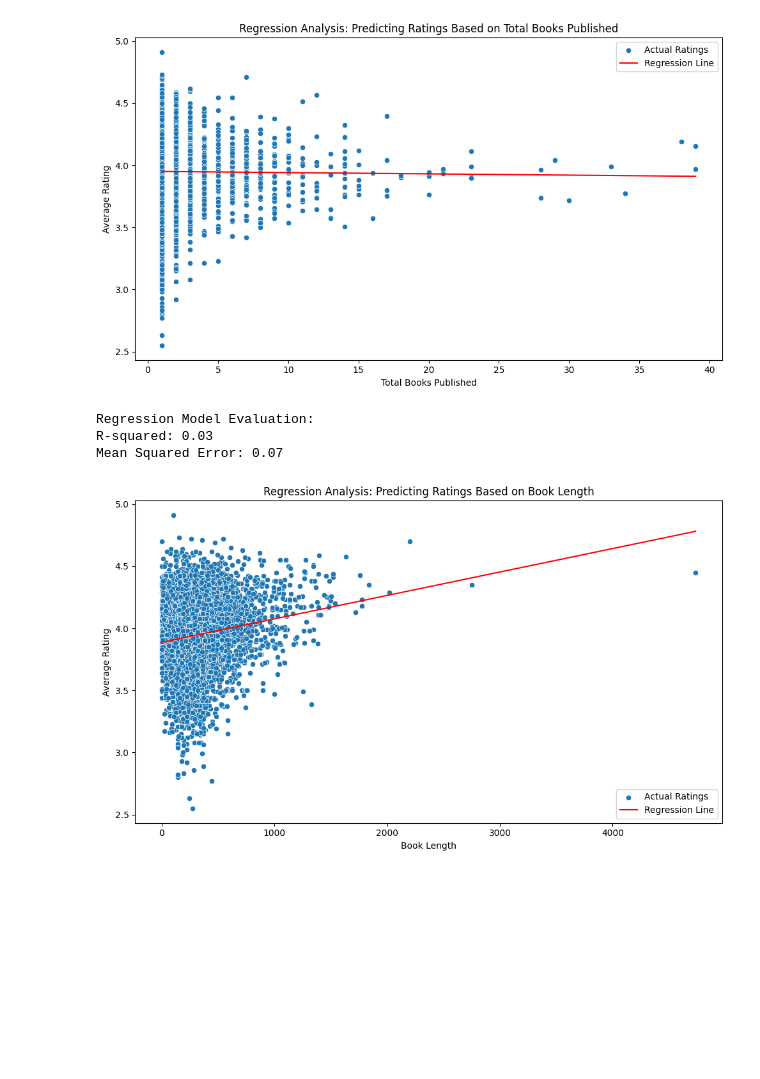
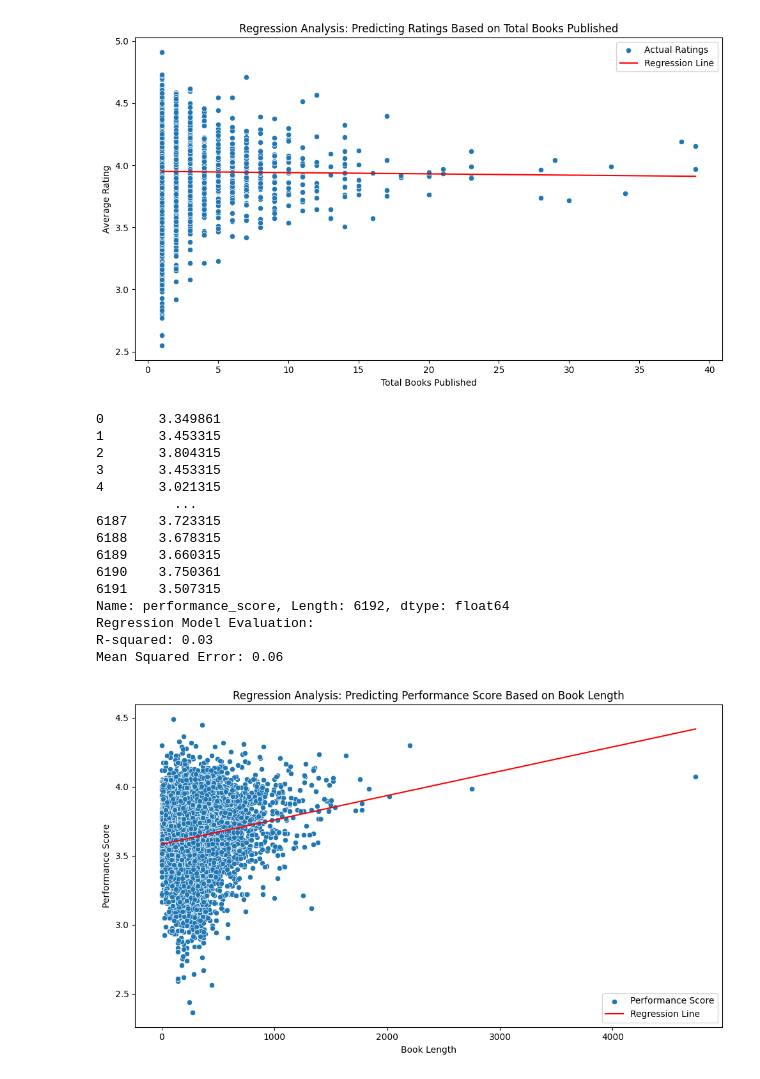
Before and after one commit to clhughes01/ECE143_Project, a Jupyter notebook: src/author-success-analysis.ipynb, the cells around one changed output. Drawn from its saved outputs; the diff is of its cells as text; code cells hidden in the pictures; blank space fills up the shorter version.

```diff
--- a/src/author-success-analysis.ipynb
+++ b/src/author-success-analysis.ipynb
@@ -170,14 +170,17 @@ print(high_performers)
 # Performance Score = avg_rating x w_1 + log_10(1 + total_books) x w_2
 # where w_1 and w_2 are weights of the average rating and total books
 # normalize variables to ensure they are comparable
-w1 = 0.7  # Weight for average rating
-w2 = 0.3  # Weight for total books
+w1 = 0.9  # Weight for average rating
+w2 = 0.1  # Weight for total books
 
 # Add a small constant to avoid log(0)
 author_stats['performance_score'] = (
-    (high_performers['avg_rating'] * w1) +
-    (np.log1p(high_performers['total_books']) * w2)  # log1p(x) = log(1 + x)
+    (author_stats['avg_rating'] * w1) +
+    (np.log1p(author_stats['total_books']) * w2)  # log1p(x) = log(1 + x)
 )
+
+#print(author_stats['performance_score'])
+
 
 # Get the top 10 highest performers based on the calculated score
 top_performers = author_stats.nlargest(10, 'performance_score')
@@ -470,36 +475,49 @@ Mean Squared Error: 0.07
 # Regression Analysis based on average book length
 # Prepare data for regression
 X = author_stats[['average_book_length']]  # Predictor variable: average_book_length
-y = author_stats['avg_rating']    # Target variable: avg_rating
+y = author_stats['performance_score']    # Target variable: performance_score
+print(y)
 
 # Fit linear regression model
 model = LinearRegression()
 model.fit(X, y)
 
 # Predict ratings based on the model
 y_pred = model.predict(X)
 
 # Evaluate the model
 r2 = r2_score(y, y_pred)
 mse = mean_squared_error(y, y_pred)
 
 # Print model evaluation
 print(f"Regression Model Evaluation:")
 print(f"R-squared: {r2:.2f}")
 print(f"Mean Squared Error: {mse:.2f}")
 
 # Plot the regression line
 plt.figure(figsize=(10, 6))
-sns.scatterplot(x=X['average_book_length'], y=y, label="Actual Ratings")
+sns.scatterplot(x=X['average_book_length'], y=y, label="Performance Score")
 sns.lineplot(x=X['average_book_length'], y=y_pred, color='red', label="Regression Line")
-plt.title("Regression Analysis: Predicting Ratings Based on Book Length")
+plt.title("Regression Analysis: Predicting Performance Score Based on Book Length")
 plt.xlabel("Book Length")
-plt.ylabel("Average Rating")
+plt.ylabel("Performance Score")
 plt.legend()
 plt.tight_layout()
 plt.show()
 # %% [output]
+0       3.349861
+1       3.453315
+2       3.804315
+3       3.453315
+4       3.021315
+          ...
+6187    3.723315
+6188    3.678315
+6189    3.660315
+6190    3.750361
+6191    3.507315
+Name: performance_score, Length: 6192, dtype: float64
 Regression Model Evaluation:
 R-squared: 0.03
-Mean Squared Error: 0.07
+Mean Squared Error: 0.06
-[figure, old version]
+[figure, new version]
```
Also changed, not shown: parts of 7 cells of this notebook.
